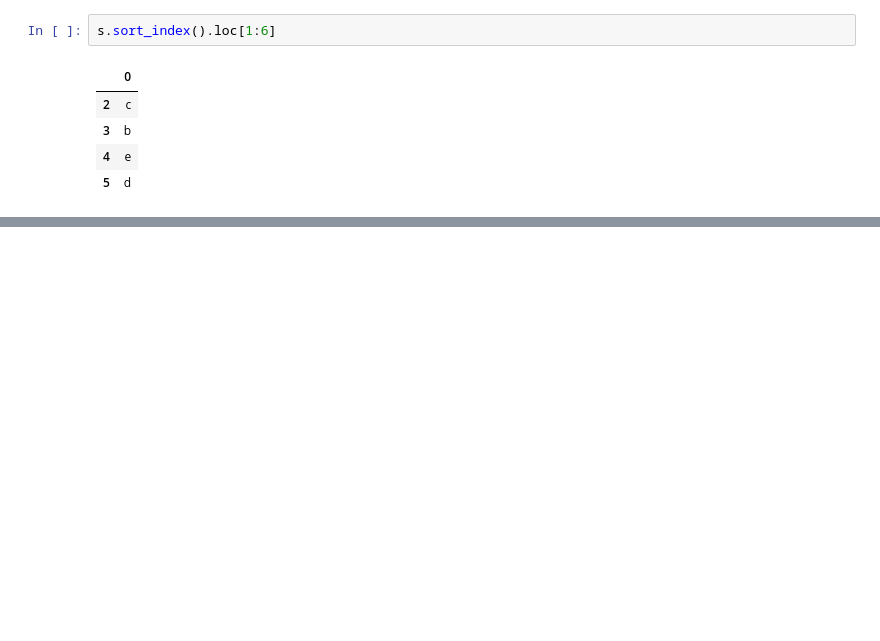
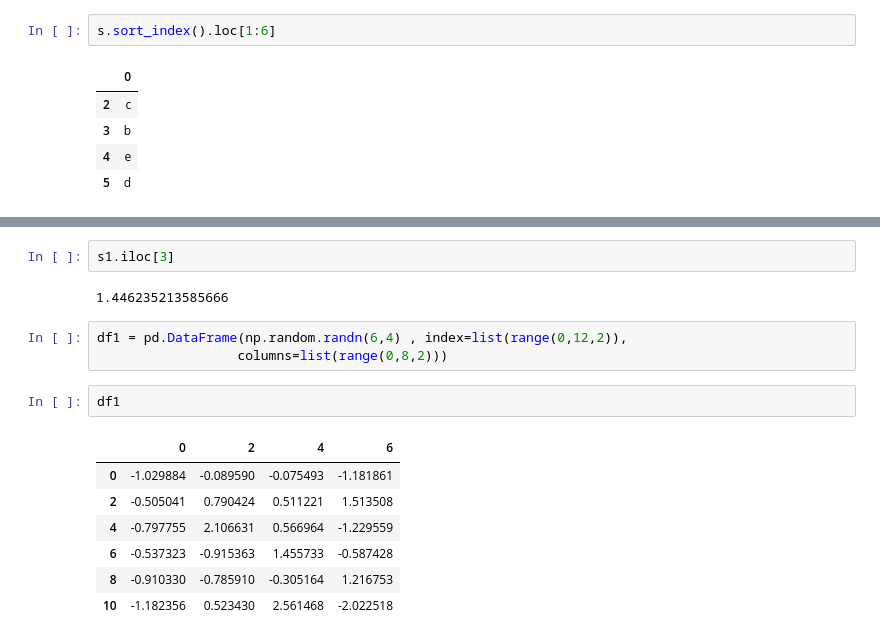
Before and after one commit to colorfulclouds/tensorflow2, a Jupyter notebook: pandas/indexing and selecting data_1.ipynb, the cells around one changed output, grey strips where cells are left out. Cells and saved outputs as stored; diff of their text form; blank space fills up the shorter version.

```diff
--- a/pandas/indexing and selecting data.ipynb
+++ b/pandas/indexing and selecting data_1.ipynb
@@ -460,0 +480,17 @@ s.sort_index().loc[1:6]
+# %%
+s1.iloc[3]
+# %% [output]
+1.446235213585666
+# %%
+df1 = pd.DataFrame(np.random.randn(6,4) , index=list(range(0,12,2)),
+                  columns=list(range(0,8,2)))
+# %%
+df1
+# %% [output]
+|  | 0 | 2 | 4 | 6 |
+| 0 | -1.029884 | -0.089590 | -0.075493 | -1.181861 |
+| 2 | -0.505041 | 0.790424 | 0.511221 | 1.513508 |
+| 4 | -0.797755 | 2.106631 | 0.566964 | -1.229559 |
+| 6 | -0.537323 | -0.915363 | 1.455733 | -0.587428 |
+| 8 | -0.910330 | -0.785910 | -0.305164 | 1.216753 |
+| 10 | -1.182356 | 0.523430 | 2.561468 | -2.022518 |
```
Also changed, not shown: parts of 68 cells of this notebook, 1 other file.
